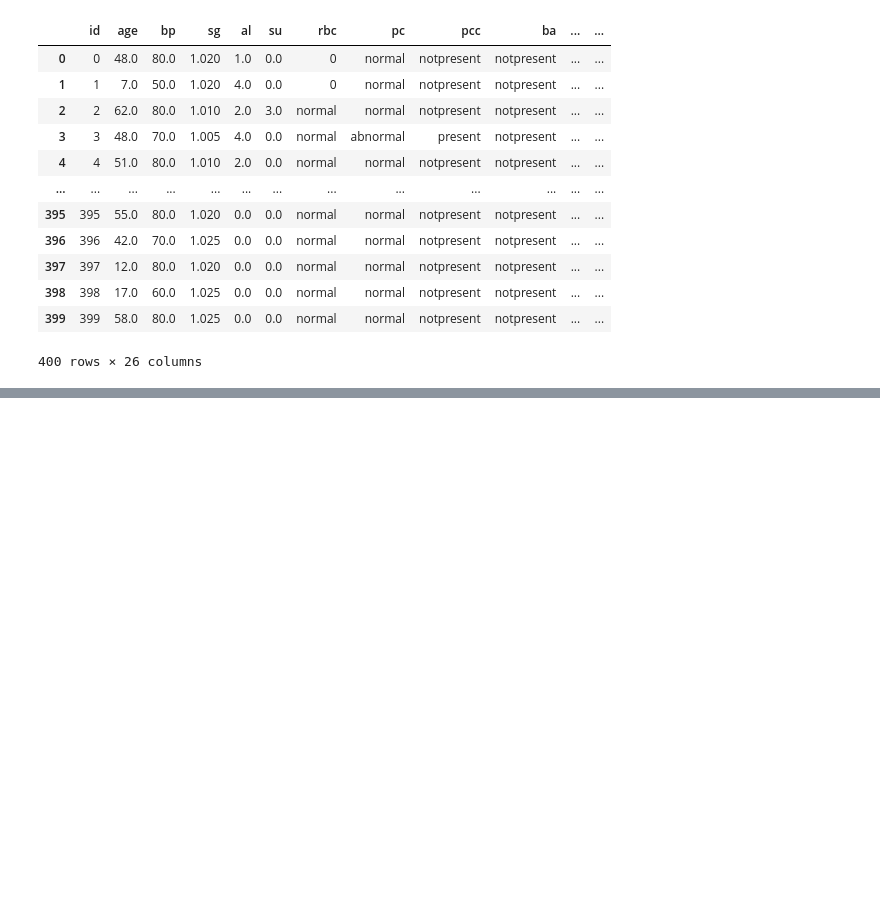
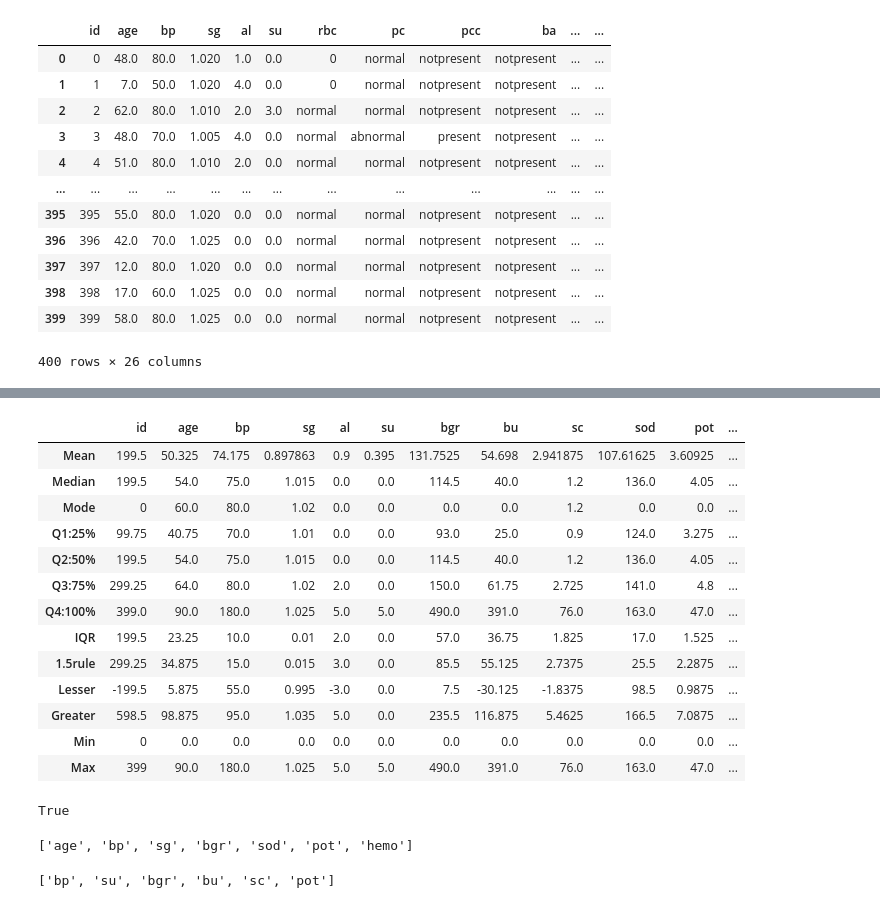
Before and after one commit to DeepikaBalachandran89/5.2-CENTRAL-TENDENCY-PREPROCESSING, a Jupyter notebook: Assignment kidney preprocess.ipynb, the cells around one changed output, grey strips where cells are left out. Drawn from its saved outputs; the diff is of its cells as text; code cells hidden in the pictures; blank space fills up the shorter version.

```diff
--- a/Assignment kidney preprocess.ipynb
+++ b/Assignment kidney preprocess.ipynb
@@ -135,0 +328,7 @@ dataset.describe()
+# %%
+descriptive=pd.DataFrame(index=["Mean","Median","Mode"],columns=quan)
+for columnName in quan:
+    descriptive[columnName]["Mean"]=dataset[columnName].mean()
+    descriptive[columnName]["Median"]=dataset[columnName].median()
+    descriptive[columnName]["Mode"]=dataset[columnName].mode()[0]
+    descriptive
@@ -135,0 +366,10 @@ dataset.describe()
+# %%
+descriptive=pd.DataFrame(index=["Mean","Median","Mode","Q1:25%","Q2:50%","Q3:75%","Q4:100%"],columns=quan)
+for columnName in quan:
+    descriptive[columnName]["Mean"]=dataset[columnName].mean()
+    descriptive[columnName]["Median"]=dataset[columnName].median()
+    descriptive[columnName]["Mode"]=dataset[columnName].mode()[0]
+    descriptive[columnName]["Q1:25%"]=dataset.describe()[columnName]["25%"]
+    descriptive[columnName]["Q2:50%"]=dataset.describe()[columnName]["50%"]
+    descriptive[columnName]["Q3:75%"]=dataset.describe()[columnName]["75%"]
+    descriptive[columnName]["Q4:100%"]=dataset.describe()[columnName]["max"]
@@ -135,0 +425,17 @@ dataset.describe()
+# %%
+descriptive=pd.DataFrame(index=["Mean","Median","Mode","Q1:25%","Q2:50%","Q3:75%","Q4:100%",
+                                "IQR","1.5rule","Lesser","Greater","Min","Max"],columns=quan)
+for columnName in quan:
+    descriptive[columnName]["Mean"]=dataset[columnName].mean()
+    descriptive[columnName]["Median"]=dataset[columnName].median()
+    descriptive[columnName]["Mode"]=dataset[columnName].mode()[0]
+    descriptive[columnName]["Q1:25%"]=dataset.describe()[columnName]["25%"]
+    descriptive[columnName]["Q2:50%"]=dataset.describe()[columnName]["50%"]
+    descriptive[columnName]["Q3:75%"]=dataset.describe()[columnName]["75%"]
+    descriptive[columnName]["Q4:100%"]=dataset.describe()[columnName]["max"]
+    descriptive[columnName]["IQR"]=descriptive[columnName]["Q3:75%"]-descriptive[columnName]["Q1:25%"]
+    descriptive[columnName]["1.5rule"]=1.5*descriptive[columnName]["IQR"]
+    descriptive[columnName]["Lesser"]=descriptive[columnName]["Q1:25%"]-descriptive[columnName]["1.5rule"]
+    descriptive[columnName]["Greater"]=descriptive[columnName]["Q3:75%"]+descriptive[columnName]["1.5rule"]
+    descriptive[columnName]["Min"]=dataset[columnName].min()
+    descriptive[columnName]["Max"]=dataset[columnName].max()
@@ -135,0 +460,21 @@ dataset.describe()
+# %%
+descriptive
+# %% [output]
+|  | id | age | bp | sg | al | su | bgr | bu | sc | sod | pot | ... |
+| Mean | 199.5 | 50.325 | 74.175 | 0.897863 | 0.9 | 0.395 | 131.7525 | 54.698 | 2.941875 | 107.61625 | 3.60925 | ... |
+| Median | 199.5 | 54.0 | 75.0 | 1.015 | 0.0 | 0.0 | 114.5 | 40.0 | 1.2 | 136.0 | 4.05 | ... |
+| Mode | 0 | 60.0 | 80.0 | 1.02 | 0.0 | 0.0 | 0.0 | 0.0 | 1.2 | 0.0 | 0.0 | ... |
+| Q1:25% | 99.75 | 40.75 | 70.0 | 1.01 | 0.0 | 0.0 | 93.0 | 25.0 | 0.9 | 124.0 | 3.275 | ... |
+| Q2:50% | 199.5 | 54.0 | 75.0 | 1.015 | 0.0 | 0.0 | 114.5 | 40.0 | 1.2 | 136.0 | 4.05 | ... |
+| Q3:75% | 299.25 | 64.0 | 80.0 | 1.02 | 2.0 | 0.0 | 150.0 | 61.75 | 2.725 | 141.0 | 4.8 | ... |
+| Q4:100% | 399.0 | 90.0 | 180.0 | 1.025 | 5.0 | 5.0 | 490.0 | 391.0 | 76.0 | 163.0 | 47.0 | ... |
+| IQR | 199.5 | 23.25 | 10.0 | 0.01 | 2.0 | 0.0 | 57.0 | 36.75 | 1.825 | 17.0 | 1.525 | ... |
+| 1.5rule | 299.25 | 34.875 | 15.0 | 0.015 | 3.0 | 0.0 | 85.5 | 55.125 | 2.7375 | 25.5 | 2.2875 | ... |
+| Lesser | -199.5 | 5.875 | 55.0 | 0.995 | -3.0 | 0.0 | 7.5 | -30.125 | -1.8375 | 98.5 | 0.9875 | ... |
+| Greater | 598.5 | 98.875 | 95.0 | 1.035 | 5.0 | 0.0 | 235.5 | 116.875 | 5.4625 | 166.5 | 7.0875 | ... |
+| Min | 0 | 0.0 | 0.0 | 0.0 | 0.0 | 0.0 | 0.0 | 0.0 | 0.0 | 0.0 | 0.0 | ... |
+| Max | 399 | 90.0 | 180.0 | 1.025 | 5.0 | 5.0 | 490.0 | 391.0 | 76.0 | 163.0 | 47.0 | ... |
+# %%
+descriptive["bp"]["Min"]<descriptive["bp"]["Lesser"]
+# %% [output]
+True
@@ -135,0 +490,8 @@ dataset.describe()
+# %%
+lesser
+# %% [output]
+['age', 'bp', 'sg', 'bgr', 'sod', 'pot', 'hemo']
+# %%
+greater
+# %% [output]
+['bp', 'su', 'bgr', 'bu', 'sc', 'pot']
```
Also changed, not shown: parts of 39 cells of this notebook.
